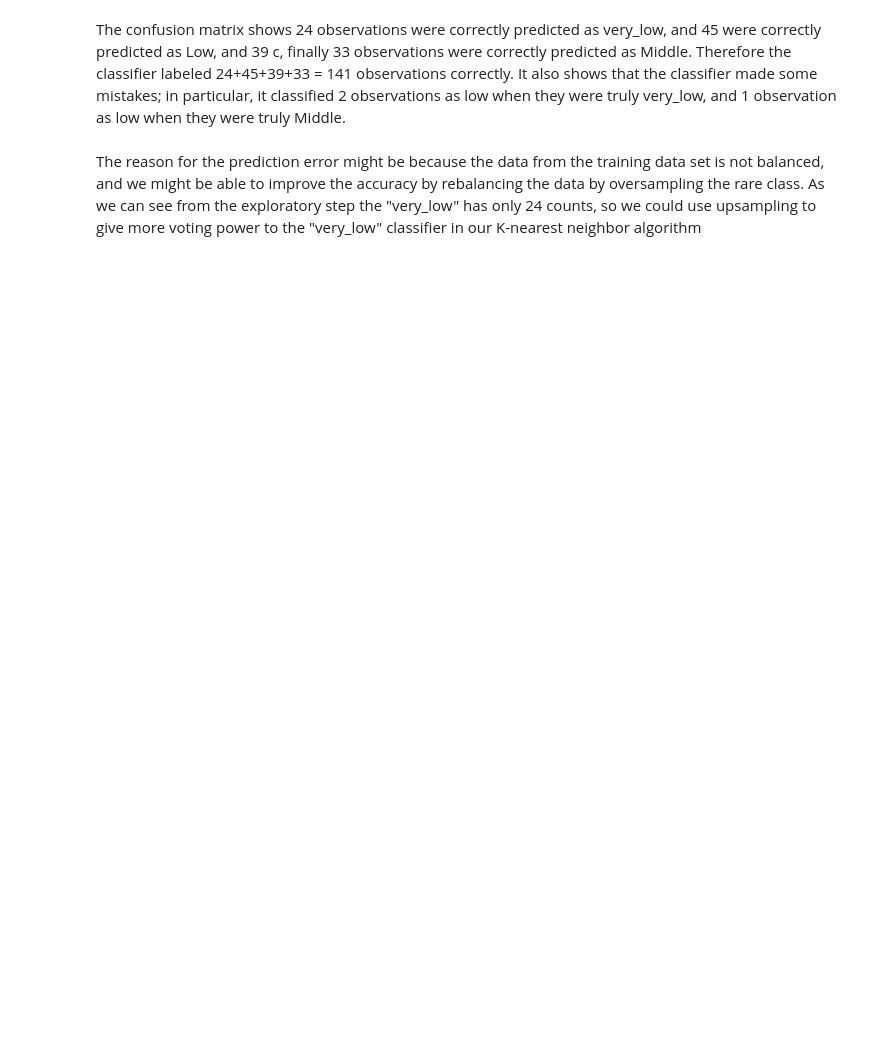
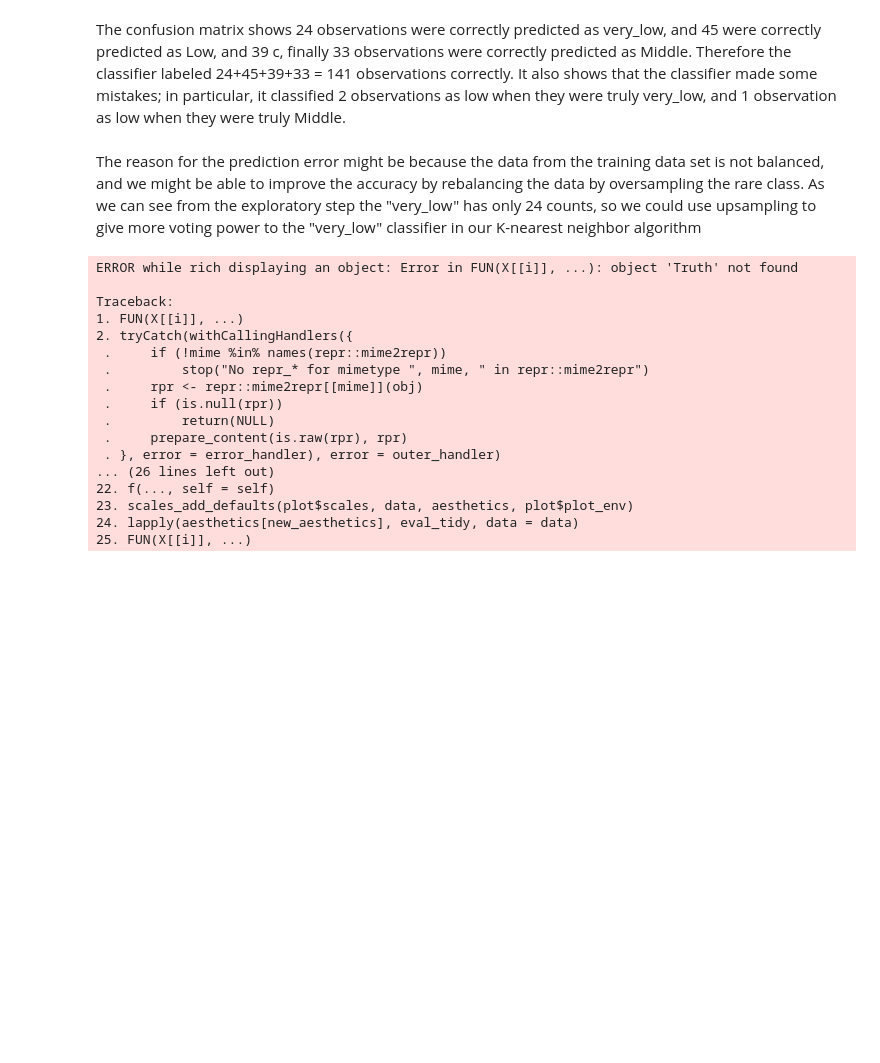
Before and after one commit to YitongZhang01/User-Knowledg-Level-Modelling-and-Analysis, a Jupyter notebook: group_project.ipynb, the cells around one changed output. Saved outputs shown, nothing was run; the diff lists cells and outputs as text; code cells hidden in the pictures; blank space fills up the shorter version.

```diff
--- a/group_project.ipynb
+++ b/group_project.ipynb
@@ -345,3 +321,44 @@ The confusion matrix shows 24 observations were correctly predicted as very_low,
 # %% [markdown]
 The reason for the prediction error might be because the data from the training data set is not balanced, and we might be able to improve the accuracy by rebalancing the data by oversampling the rare class.
 As we can see from the exploratory step the "very_low" has only 24 counts, so we could use upsampling to give more voting power to the "very_low" classifier in our K-nearest neighbor algorithm
+# %%
+#Colored scatter for visualization
+flw_plot <-
+  ggplot() +
+  geom_point(data = test_predictions,
+             mapping = aes(x = Truth,
+                           y = Prediction,
+                           color = Class),
+             alpha = 0.75) +
+  geom_point(data = test_predictions,
+             mapping = aes(x = Truth,
+                           y = Prediction,
+                           color = Class),
+             alpha = 0.02,
+             size = 5) +
+  labs(color = "User level",
+       x="The true level of User Knowledge",y="The predict level of User Knowledge") +
+  scale_color_manual(labels = c("Malignant", "Benign"),
+                     values = c("orange2", "steelblue2")) +
+  theme(text = element_text(size = 12))
+
+flw_plot
+# %% [output]
+ERROR while rich displaying an object: Error in FUN(X[[i]], ...): object 'Truth' not found
+
+Traceback:
+1. FUN(X[[i]], ...)
+2. tryCatch(withCallingHandlers({
+ .     if (!mime %in% names(repr::mime2repr))
+ .         stop("No repr_* for mimetype ", mime, " in repr::mime2repr")
+ .     rpr <- repr::mime2repr[[mime]](obj)
+ .     if (is.null(rpr))
+ .         return(NULL)
+ .     prepare_content(is.raw(rpr), rpr)
+ . }, error = error_handler), error = outer_handler)
+... (26 lines left out)
+22. f(..., self = self)
+23. scales_add_defaults(plot$scales, data, aesthetics, plot$plot_env)
+24. lapply(aesthetics[new_aesthetics], eval_tidy, data = data)
+25. FUN(X[[i]], ...)
+[figure, added]
```
Also changed, not shown: parts of 4 cells of this notebook.
